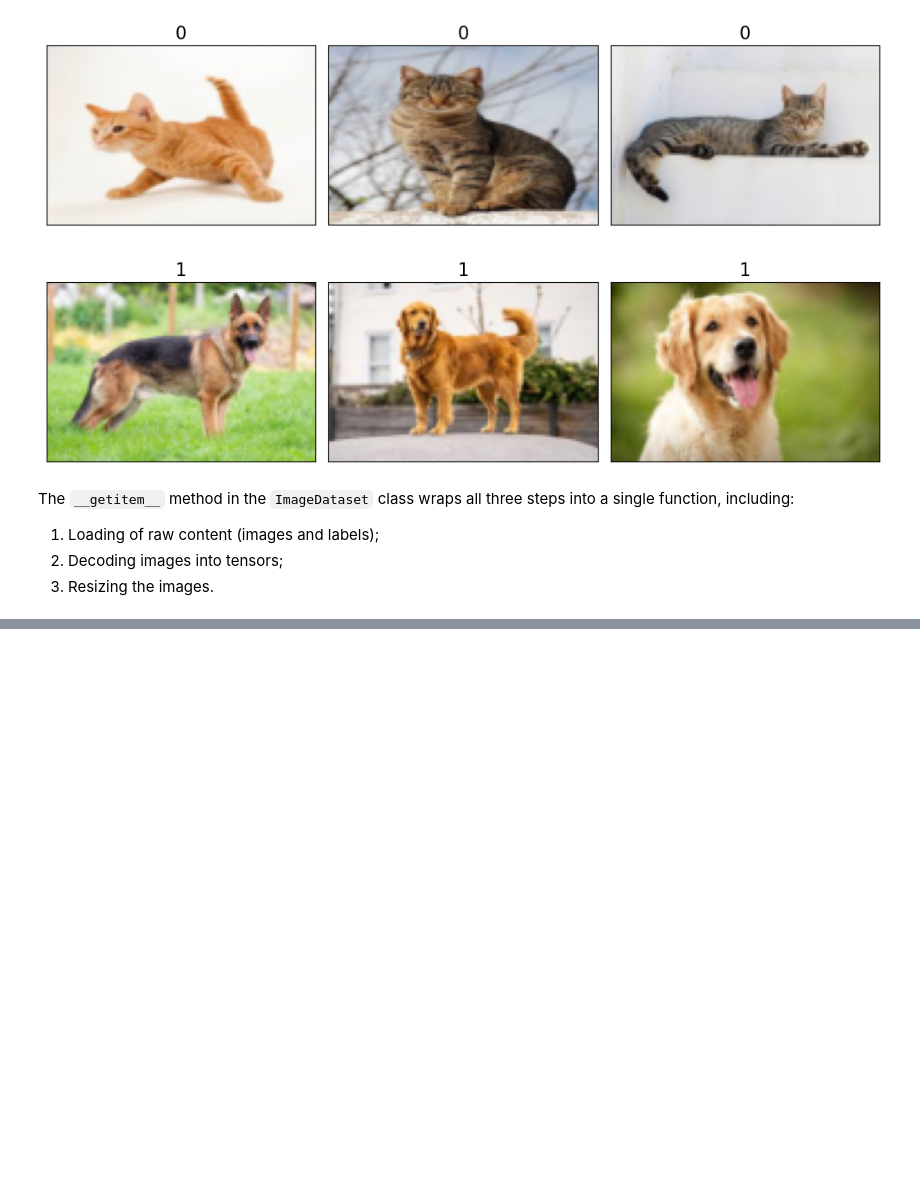
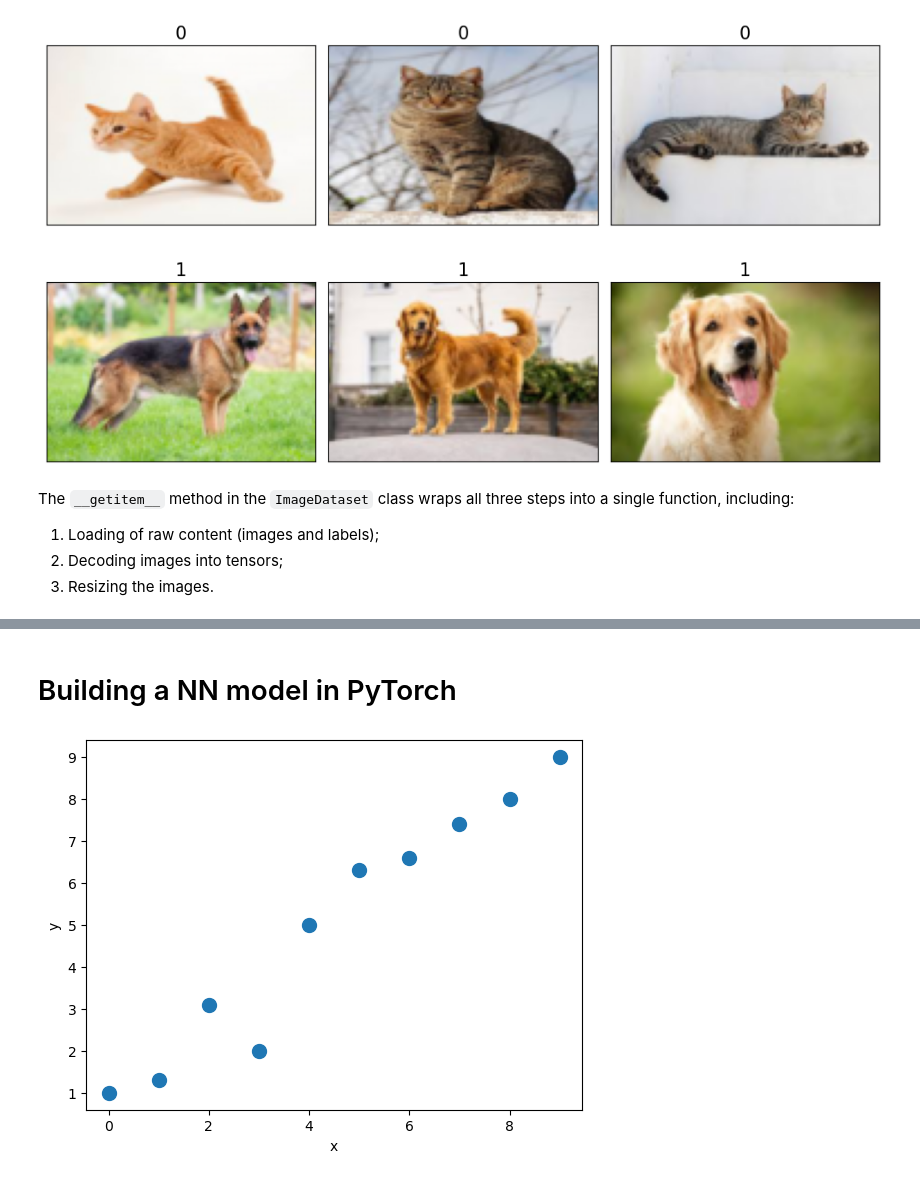
Before and after one commit to RiccardoTonioloDev/ML-w-PyTorch, a Jupyter notebook: NNs with PyTorch/pytorch_nbk.ipynb, the cells around one changed output, grey strips where cells are left out. Cells and saved outputs as stored; diff of their text form; code cells hidden in the pictures; blank space fills up the shorter version.

```diff
--- a/NNs with PyTorch/pytorch_nbk.ipynb
+++ b/NNs with PyTorch/pytorch_nbk.ipynb
@@ -273,0 +311,13 @@ celeba_dataset = torchvision.datasets.CelebA(image_path,split='train',target_typ
+# %% [markdown]
+# Building a NN model in PyTorch
+# %%
+# Let's build a linear regression model to get a grasp on torch.nn module
+
+X_train = np.arange(10,dtype='float32').reshape((10,1))
+y_train = np.array([1.,1.3,3.1,2.0,5.0,6.3,6.6,7.4,8.,9.],dtype='float32')
+plt.plot(X_train,y_train,'o',markersize=10)
+plt.xlabel('x')
+plt.ylabel('y')
+plt.show()
+# %% [output]
+[figure, added]
```
Also changed, not shown: parts of 32 cells of this notebook, 1 other file.
